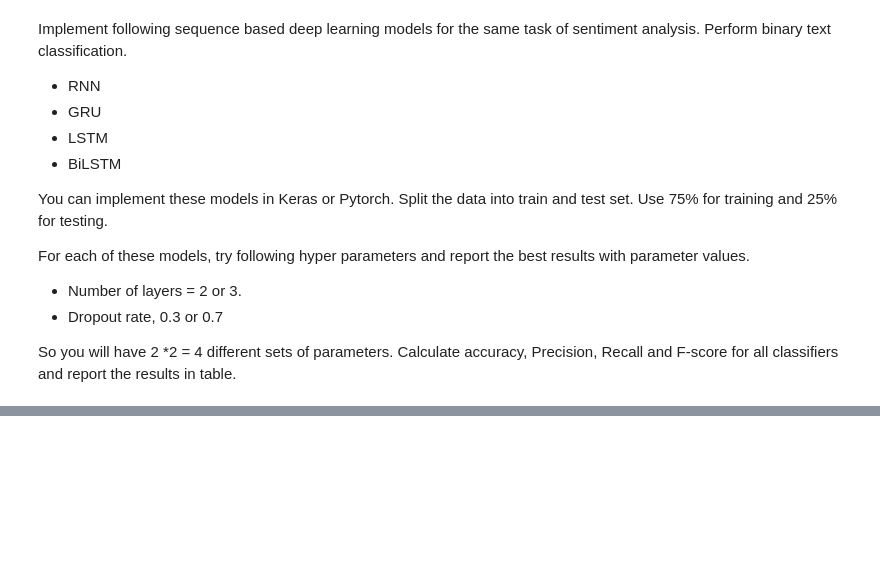
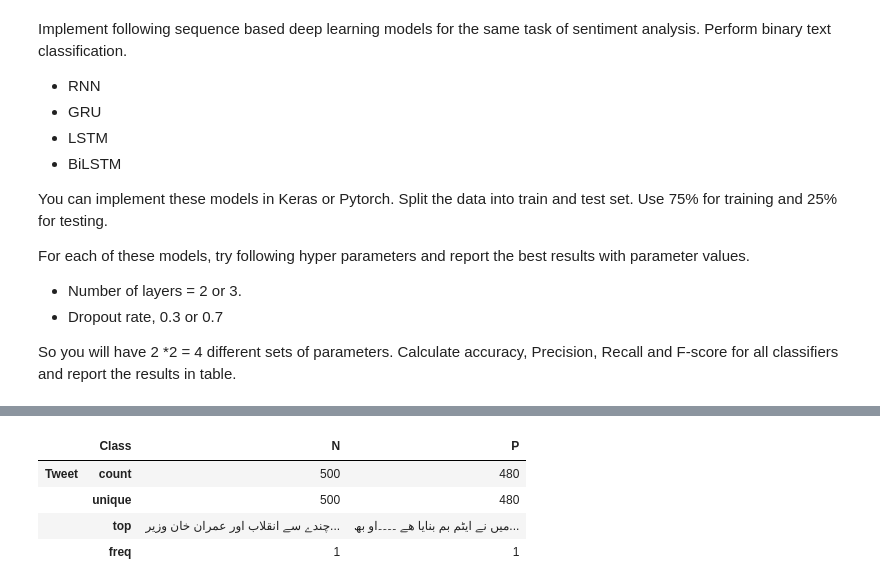
Before and after one commit to joharkhan99/Data-Science-Internship, a Jupyter notebook: Week2/Day2/Regression_and_Sentiment_Analysis.ipynb, the cells around one changed output, grey strips where cells are left out. Cells and saved outputs as stored; diff of their text form; code cells hidden in the pictures; blank space fills up the shorter version.

```diff
--- a/Week2/Day2/Regression_and_Sentiment_Analysis.ipynb
+++ b/Week2/Day2/Regression_and_Sentiment_Analysis.ipynb
@@ -411,0 +431,8 @@ urdu_dataframe.head(30)
+# %%
+urdu_dataframe.groupby("Class").describe().T
+# %% [output]
+|  | Class | N | P |
+| Tweet | count | 500 | 480 |
+|  | unique | 500 | 480 |
+|  | top | چندے سے انقلاب اور عمران خان وزیر... | میں نے ایٹم بم بنایا ھے ۔۔۔۔او بھ... |
+|  | freq | 1 | 1 |
```
Also changed, not shown: parts of 21 cells of this notebook.
